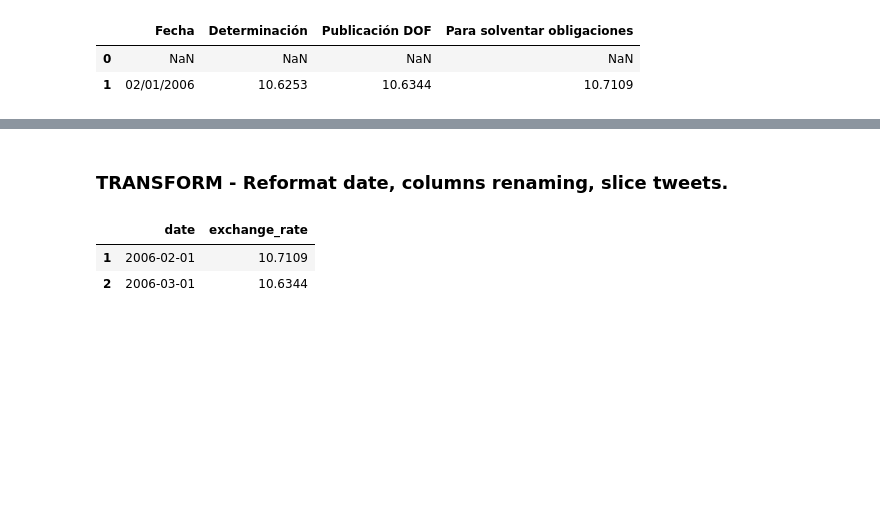
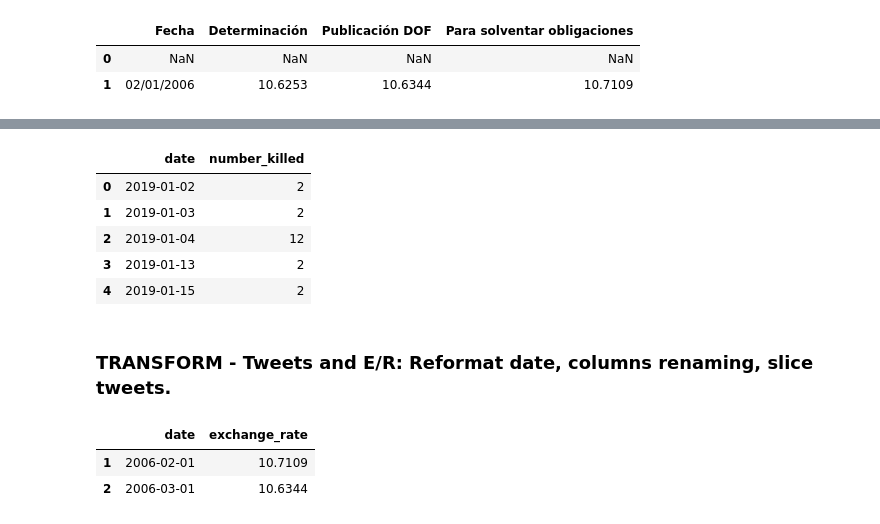
Before and after one commit to jorgelmarquez94/ETL_Project, a Jupyter notebook: ETL_ppt.ipynb, the cells around one changed output, grey strips where cells are left out. Drawn from its saved outputs; the diff is of its cells as text; code cells hidden in the pictures; blank space fills up the shorter version.

```diff
--- a/ETL_ppt.ipynb
+++ b/ETL_ppt.ipynb
@@ -34,5 +119,22 @@ tweets.head(2)
+# %%
+
+mass_shooting_df = df1[["Incident Date", "# Killed"]]
+mass_shooting_df = mass_shooting_df.rename(columns={'Incident Date': 'date',
+                                                    '# Killed': 'number_killed'})
+mass_shooting_df["date"] = pd.to_datetime(mass_shooting_df.date)
+mass_shooting_df = mass_shooting_df.groupby(['date']).sum()
+mass_shooting_df = mass_shooting_df.loc[(mass_shooting_df.number_killed > 0)]
+mass_shooting_df.reset_index(level=0, inplace=True)
+mass_shooting_df.head()
+# %% [output]
+|  | date | number_killed |
+| 0 | 2019-01-02 | 2 |
+| 1 | 2019-01-03 | 2 |
+| 2 | 2019-01-04 | 12 |
+| 3 | 2019-01-13 | 2 |
+| 4 | 2019-01-15 | 2 |
 # %% [markdown]
-### TRANSFORM - Reformat date, columns renaming, slice tweets.
+### TRANSFORM - Tweets and E/R: Reformat date, columns renaming, slice tweets.
 # %%
 # Transform date with format Y/M/D to Y-M-D
 e_r_data_df["Fecha"] = pd.to_datetime(e_r_data_df.Fecha)
```
Also changed, not shown: parts of 9 cells of this notebook.
